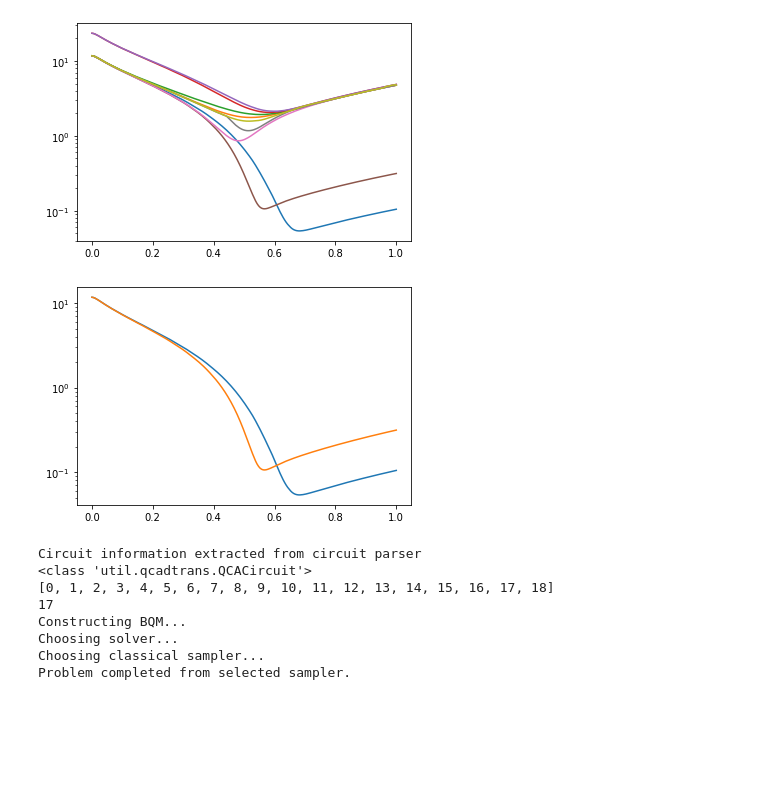
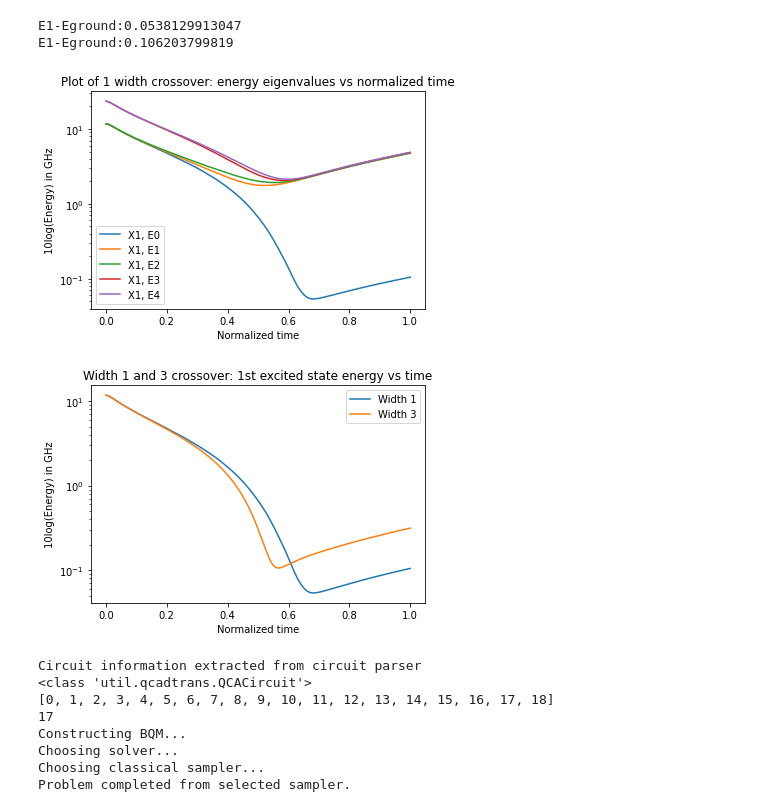
Before and after one commit to WaywardPhoton/QCASims, a Jupyter notebook: qca_sims/crossover.ipynb, the cells around one changed output. Drawn from its saved outputs; the diff is of its cells as text; code cells hidden in the pictures; blank space fills up the shorter version.

```diff
--- a/qca_sims/crossover.ipynb
+++ b/qca_sims/crossover.ipynb
@@ -28,27 +28,49 @@ def parse_cross_csv(reader):
 # %%
 xing1 = open('crossover/xover_1.csv', mode='r', encoding='utf-8-sig')
 xing3 = open('crossover/xover_3.csv', mode='r', encoding='utf-8-sig')
 xing1_reader = csv.reader(xing1)
 xing3_reader = csv.reader(xing3)
 
 time_1, spectrum_data_1 = parse_cross_csv(xing1_reader)
 time_3, spectrum_data_3 = parse_cross_csv(xing3_reader)
 
+fig = plt.figure()
+ax = plt.subplot(111)
+
 for spectrum in range(len(spectrum_data_1)):
-    plt.semilogy(time_1, spectrum_data_1[spectrum])
+    ax.semilogy(time_1, spectrum_data_1[spectrum], label='X1, E'+ str(spectrum))
 
-for spectrum in range(len(spectrum_data_3)):
-    plt.semilogy(time_3, spectrum_data_3[spectrum])
+min_1=np.min(spectrum_data_1[0])
+print("E1-Eground:"+ str(min_1))
 
+# for spectrum in range(len(spectrum_data_3)):
+#     ax.semilogy(time_3, spectrum_data_3[spectrum],label='X3, E'+ str(spectrum))
+
+min_3=np.min(spectrum_data_3[0])
+print("E1-Eground:"+ str(min_3))
+
+plt.title('Plot of 1 width crossover: energy eigenvalues vs normalized time')
+ax.legend()
+plt.xlabel("Normalized time")
+plt.ylabel("10log(Energy) in GHz")
 plt.show()
 # %% [output]
+E1-Eground:0.0538129913047
+E1-Eground:0.106203799819
-[figure, old version]
+[figure, new version]
-# %%
-plt.semilogy(time_1, spectrum_data_1[0])
-plt.semilogy(time_3, spectrum_data_3[0])
-plt.show()
-# %% [output]
-[figure, removed]
+# %%
+fig = plt.figure()
+ax = plt.subplot(111)
+ax.semilogy(time_1, spectrum_data_1[0], label= 'Width 1')
+ax.semilogy(time_3, spectrum_data_3[0], label= 'Width 3')
+
+plt.title('Width 1 and 3 crossover: 1st excited state energy vs time')
+ax.legend()
+plt.xlabel("Normalized time")
+plt.ylabel("10log(Energy) in GHz")
+plt.show()
+# %% [output]
+[figure, added]
 # %%
 drivers, inputs, cells, output_cell_index = parse_qca('CIRCUITS/COP1')
 response = run_qca(drivers, inputs, cells, output_cell_index, [1,1], True, 5000)
```
